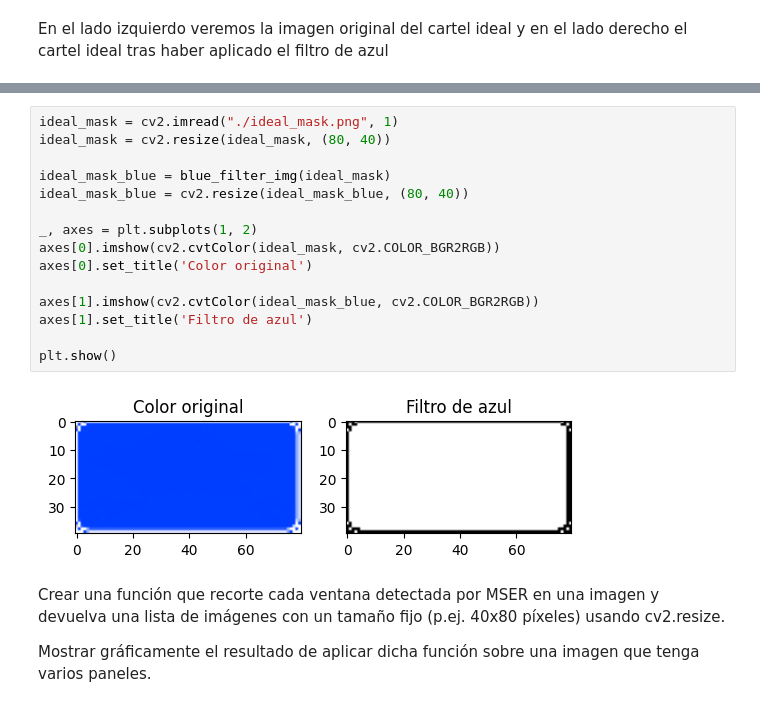
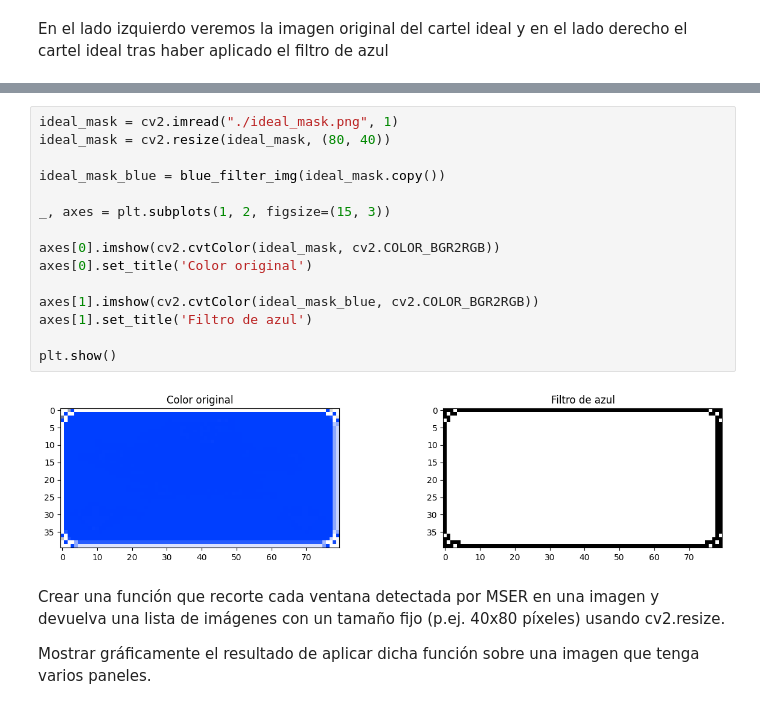
Before and after one commit to Im-Lewis/Practica1-VA, a Jupyter notebook: notebook_BlueFilter_deff.ipynb, the cells around one changed output, grey strips where cells are left out. Cells and saved outputs as stored; diff of their text form.

```diff
--- a/notebook_BlueFilter_deff.ipynb
+++ b/notebook_BlueFilter_deff.ipynb
@@ -421,20 +439,20 @@ En el lado izquierdo veremos la imagen original del cartel ideal y en el lado de
 # %%
 ideal_mask = cv2.imread("./ideal_mask.png", 1)
 ideal_mask = cv2.resize(ideal_mask, (80, 40))
 
-ideal_mask_blue = blue_filter_img(ideal_mask)
-ideal_mask_blue = cv2.resize(ideal_mask_blue, (80, 40))
+ideal_mask_blue = blue_filter_img(ideal_mask.copy())
 
-_, axes = plt.subplots(1, 2)
+_, axes = plt.subplots(1, 2, figsize=(15, 3))
+
 axes[0].imshow(cv2.cvtColor(ideal_mask, cv2.COLOR_BGR2RGB))
 axes[0].set_title('Color original')
 
 axes[1].imshow(cv2.cvtColor(ideal_mask_blue, cv2.COLOR_BGR2RGB))
 axes[1].set_title('Filtro de azul')
 
 plt.show()
 # %% [output]
-[figure, old version]
+[figure, new version]
 # %% [markdown]
 Crear una función que recorte cada ventana detectada por MSER en una imagen y devuelva una lista de imágenes con un tamaño fijo (p.ej. 40x80 píxeles) usando cv2.resize.
 
```
Also changed, not shown: parts of 7 cells of this notebook.
